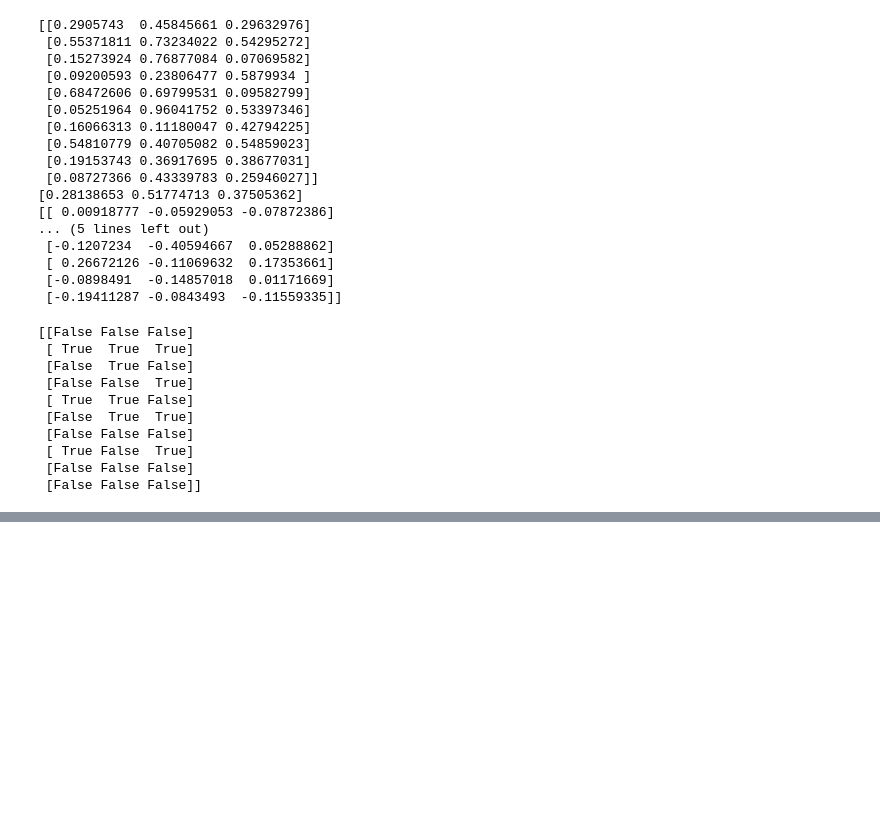
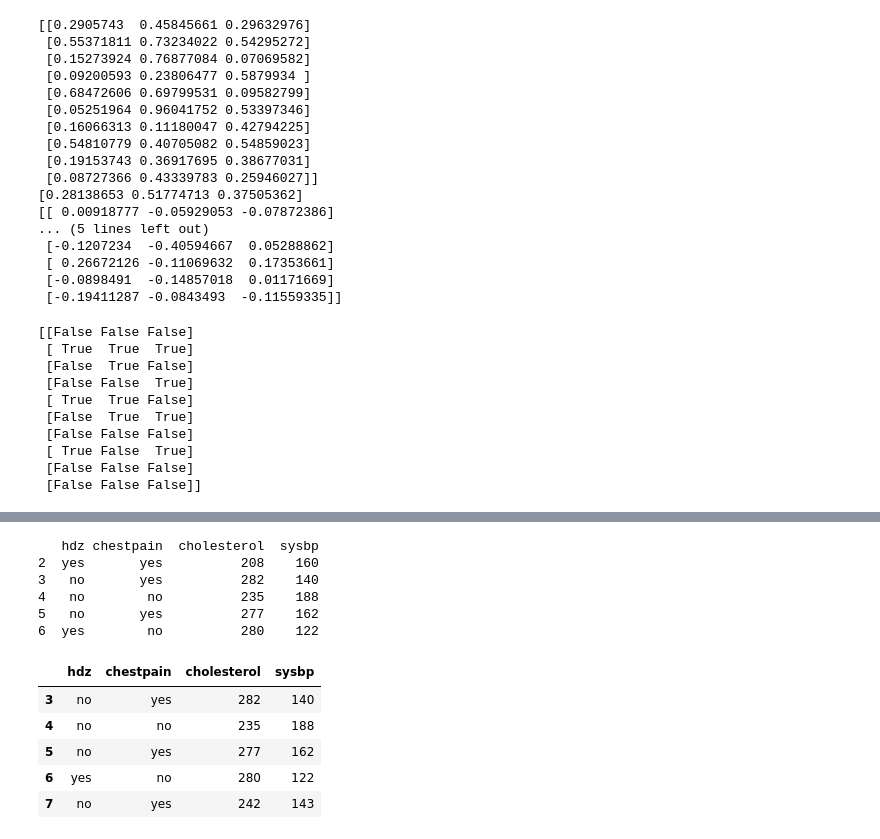
Before and after one commit to YOONINJAE/-_study, a Jupyter notebook: data_science_1.ipynb, the cells around one changed output, grey strips where cells are left out. Saved outputs shown, nothing was run; the diff lists cells and outputs as text; code cells hidden in the pictures; blank space fills up the shorter version.

```diff
--- a/data_science_1.ipynb
+++ b/data_science_1.ipynb
@@ -448,0 +512,21 @@ print(arr_mask)
+# %%
+type(df)
+df.shape
+df.columns
+df.ndim
+
+print(df.head()) #함수  호출
+df.tail()
+# %% [output]
+   hdz chestpain  cholesterol  sysbp
+2  yes       yes          208    160
+3   no       yes          282    140
+4   no        no          235    188
+5   no       yes          277    162
+6  yes        no          280    122
+|  | hdz | chestpain | cholesterol | sysbp |
+| 3 | no | yes | 282 | 140 |
+| 4 | no | no | 235 | 188 |
+| 5 | no | yes | 277 | 162 |
+| 6 | yes | no | 280 | 122 |
+| 7 | no | yes | 242 | 143 |
```
Also changed, not shown: parts of 14 cells of this notebook.
